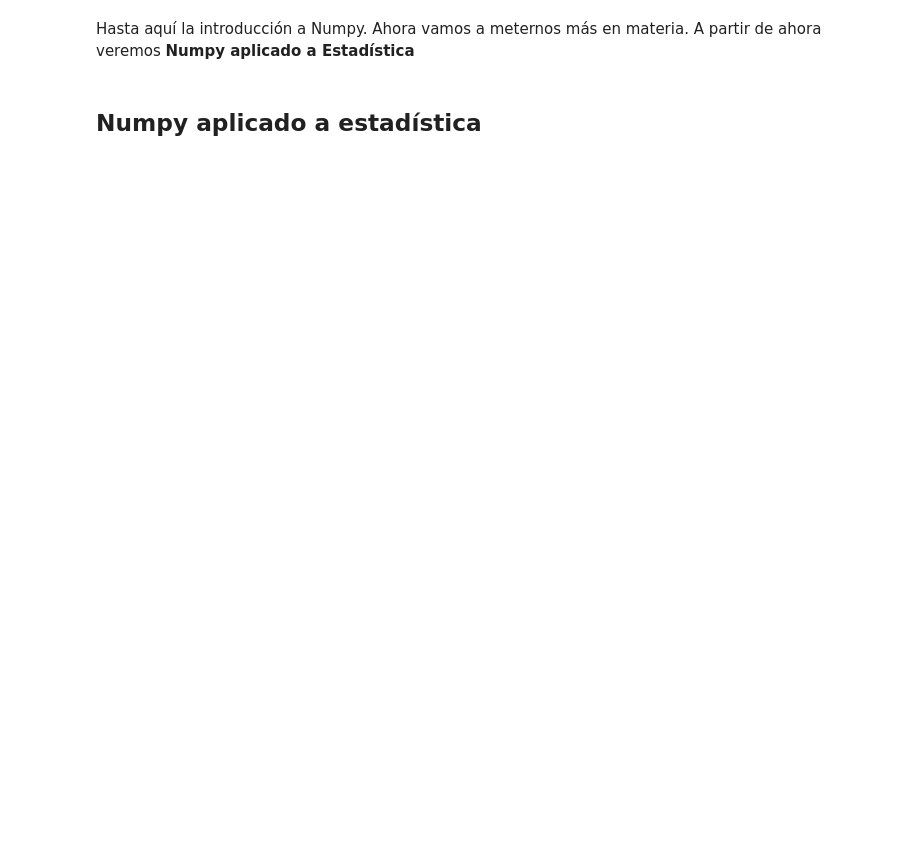
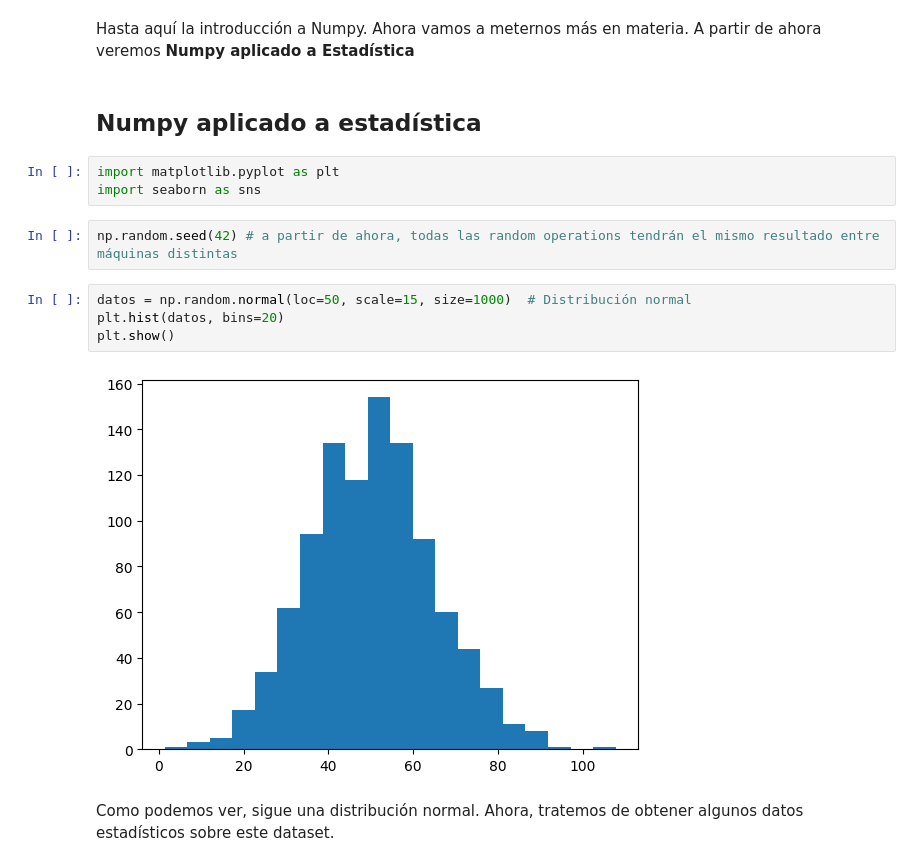
Before and after one commit to jmartinpizarro/Data-Science-How-To, a Jupyter notebook: 01-numpy/main.ipynb, the cells around one changed output. Cells and saved outputs as stored; diff of their text form; blank space fills up the shorter version.

```diff
--- a/01-numpy/main.ipynb
+++ b/01-numpy/main.ipynb
@@ -323,3 +245,16 @@ print(y)
 Hasta aquí la introducción a Numpy. Ahora vamos a meternos más en materia. A partir de ahora veremos **Numpy aplicado a Estadística**
 # %% [markdown]
 ## Numpy aplicado a estadística
+# %%
+import matplotlib.pyplot as plt
+import seaborn as sns
+# %%
+np.random.seed(42) # a partir de ahora, todas las random operations tendrán el mismo resultado entre máquinas distintas
+# %%
+datos = np.random.normal(loc=50, scale=15, size=1000)  # Distribución normal
+plt.hist(datos, bins=20)
+plt.show()
+# %% [output]
+[figure, added]
+# %% [markdown]
+Como podemos ver, sigue una distribución normal. Ahora, tratemos de obtener algunos datos estadísticos sobre este dataset.
```
Also changed, not shown: parts of 37 cells of this notebook, 1 other file.
